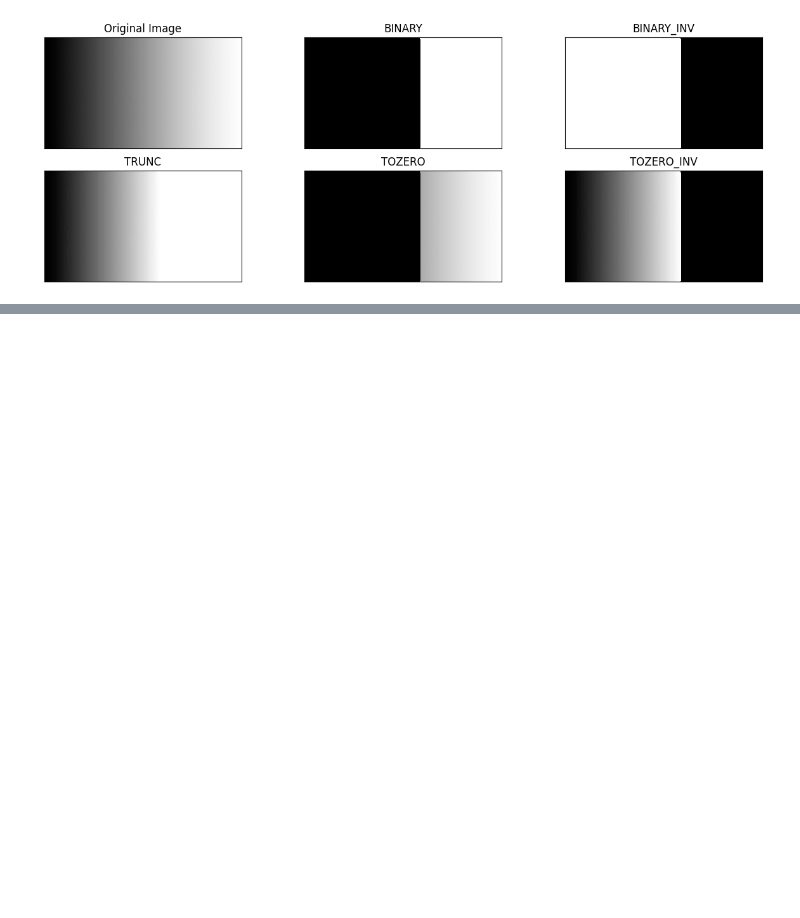
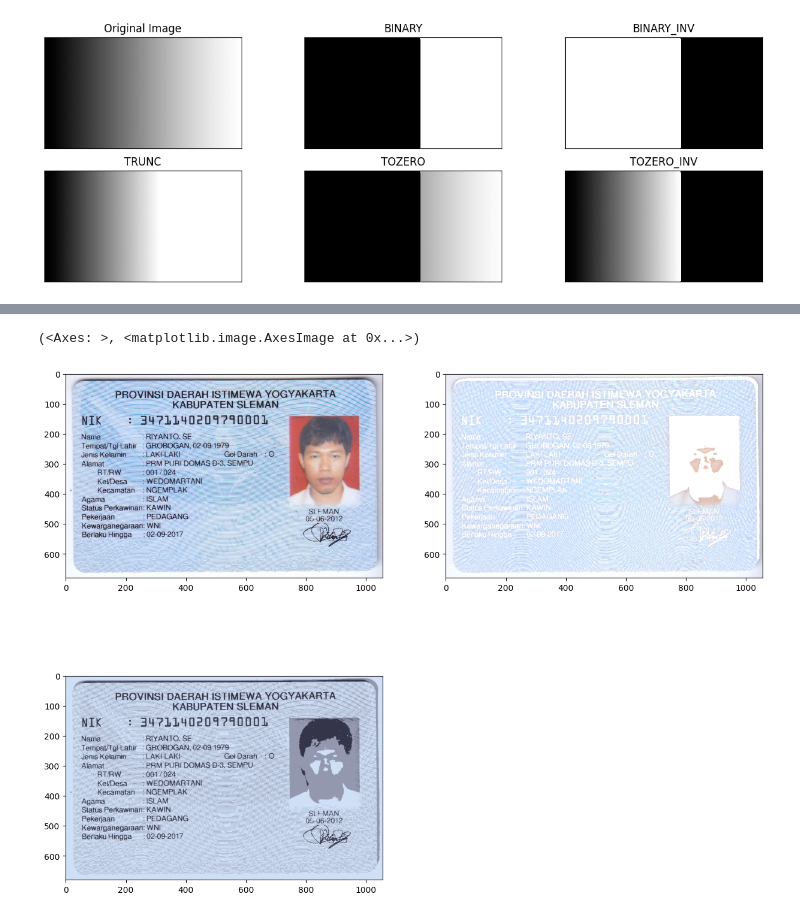
Before and after one commit to Ziedny28/PCVK-Ganjil-2023, a Jupyter notebook: week-10/Week10.ipynb, the cells around one changed output, grey strips where cells are left out. Cells and saved outputs as stored; diff of their text form; code cells hidden in the pictures; blank space fills up the shorter version.

```diff
--- a/week-10/Week10.ipynb
+++ b/week-10/Week10.ipynb
@@ -63,0 +163,42 @@ plt.show()
+# %%
+filename = '/content/drive/MyDrive/pcvk-resources/ktp Riyanto.png'
+
+img6 = cv2.imread(filename)
+img6 = cv2.cvtColor(img6 ,cv2.COLOR_BGR2RGB)
+
+#reshape array ke bentuk 2D
+pixel_values = img6.reshape((-1, 3))
+# convert to float
+pixel_values = np.float32(pixel_values)
+
+criteria = (cv2.TERM_CRITERIA_EPS + cv2.TERM_CRITERIA_MAX_ITER, 150, 0.1)
+
+k = 3
+_, labels, (centers) = cv2.kmeans(pixel_values, k, None,
+criteria, 10, cv2.KMEANS_RANDOM_CENTERS)
+
+#konversi titik centroid kedalam integer
+centers = np.uint8(centers)
+
+#flattening label array
+labels = labels.flatten()
+
+#konversi warna pixel asli kewarna dari tiap centroidnya
+segmented_image = centers[labels.flatten()]
+
+# reshape ke bentuk image asli
+segmented_image = segmented_image.reshape(img6.shape)
+
+# membuat model masked image
+masked_image = np.copy(img6)
+masked_image0 = masked_image.reshape((-1, 3))
+masked_image0[labels != 2] = [255, 255, 255]
+masked_image0 = masked_image0.reshape(img6.shape)
+
+plt.figure(figsize = (15,12))
+plt.subplot(2,2,1),plt.imshow(img6)
+plt.subplot(2,2,2),plt.imshow(masked_image0)
+plt.subplot(2,2,3),plt.imshow(segmented_image)
+# %% [output]
+(<Axes: >, <matplotlib.image.AxesImage at 0x...>)
+[figure, added]
```
Also changed, not shown: parts of 6 cells of this notebook.
